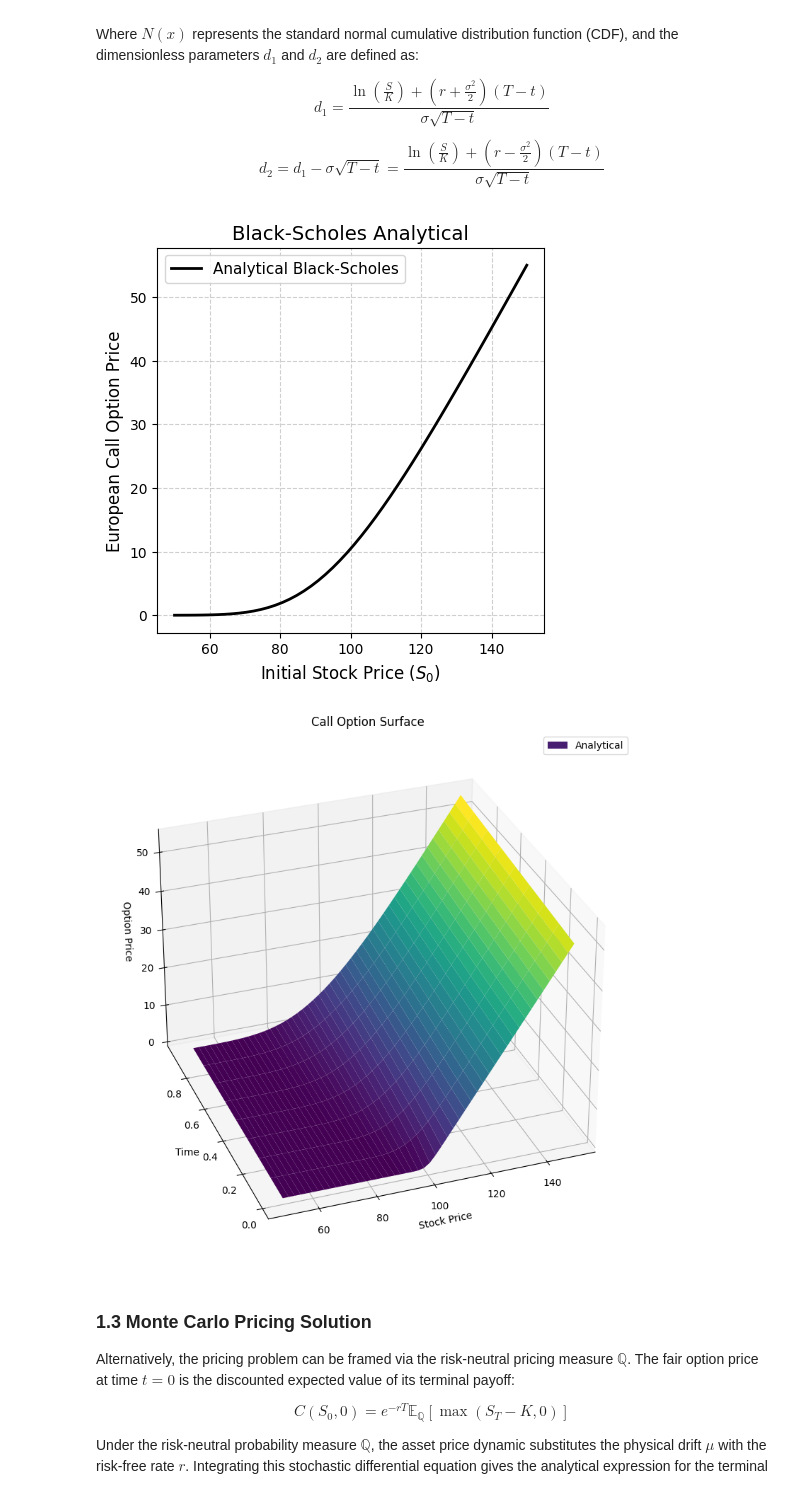
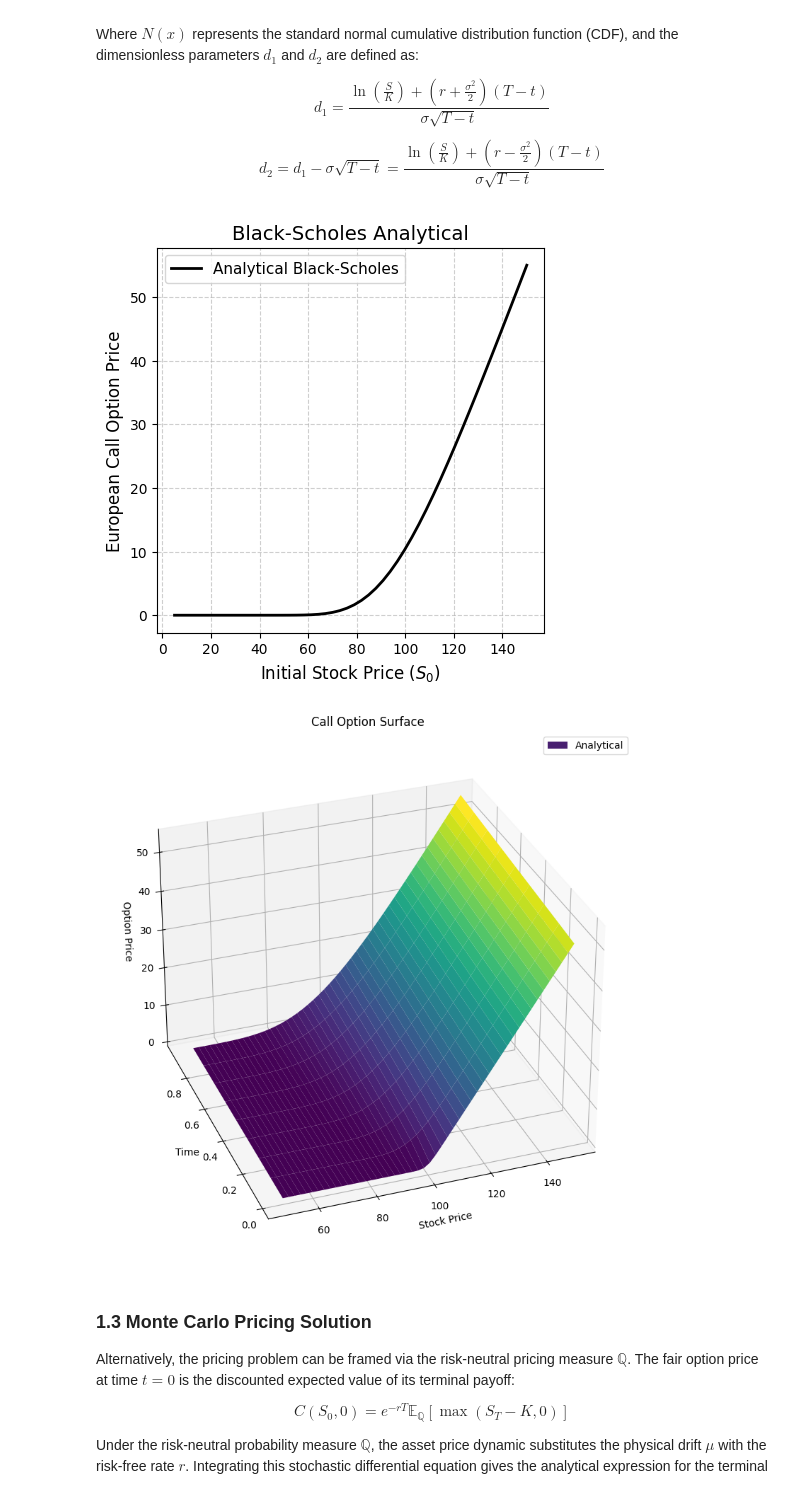
Before and after one commit to tzw321/PINN-Black-Scholes, a Jupyter notebook: analytical.ipynb, the cells around one changed output. Cells and saved outputs as stored; diff of their text form; code cells hidden in the pictures.

```diff
--- a/analytical.ipynb
+++ b/analytical.ipynb
@@ -96,24 +96,24 @@ def plot_3d(r, sigma, K):
     ax.set_zlabel("Option Price")
     ax.legend()
 # %%
-S0_vals = np.linspace(50, 150, 50)
+S0_vals = np.linspace(5, 150, 50)
 bs_analytical = [BS(r, sigma, s, K, T) for s in S0_vals]
 # --- Plotting ---
 fig, ax = plt.subplots(figsize=(5,5))
 
 # Analytical solution curve
 ax.plot(S0_vals, bs_analytical, label='Analytical Black-Scholes', color='black', linewidth=2)
 
 ax.set_title('Black-Scholes Analytical', fontsize=14)
 ax.set_xlabel('Initial Stock Price ($S_0$)', fontsize=12)
 ax.set_ylabel('European Call Option Price', fontsize=12)
 ax.grid(True, linestyle='--', alpha=0.6)
 ax.legend(fontsize=11)
 
 plot_3d(r, sigma, K)
 plt.tight_layout()
 # %% [output]
-[figure, old version]
+[figure, new version]
 [figure]
 # %% [markdown]
 
```
Also changed, not shown: parts of 2 cells of this notebook, 4 other files.
